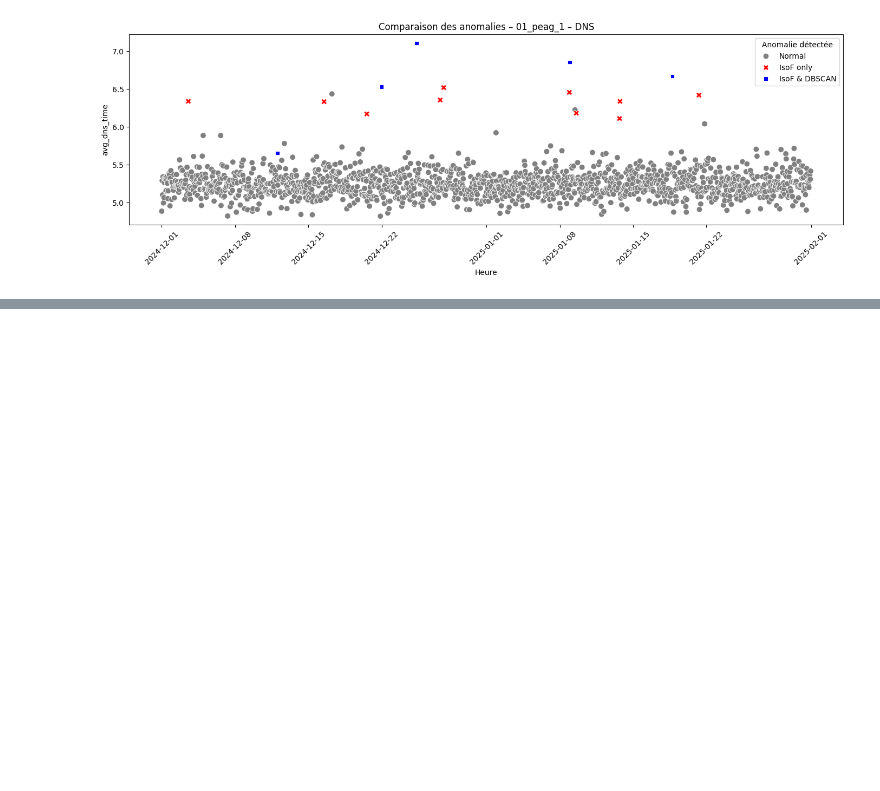
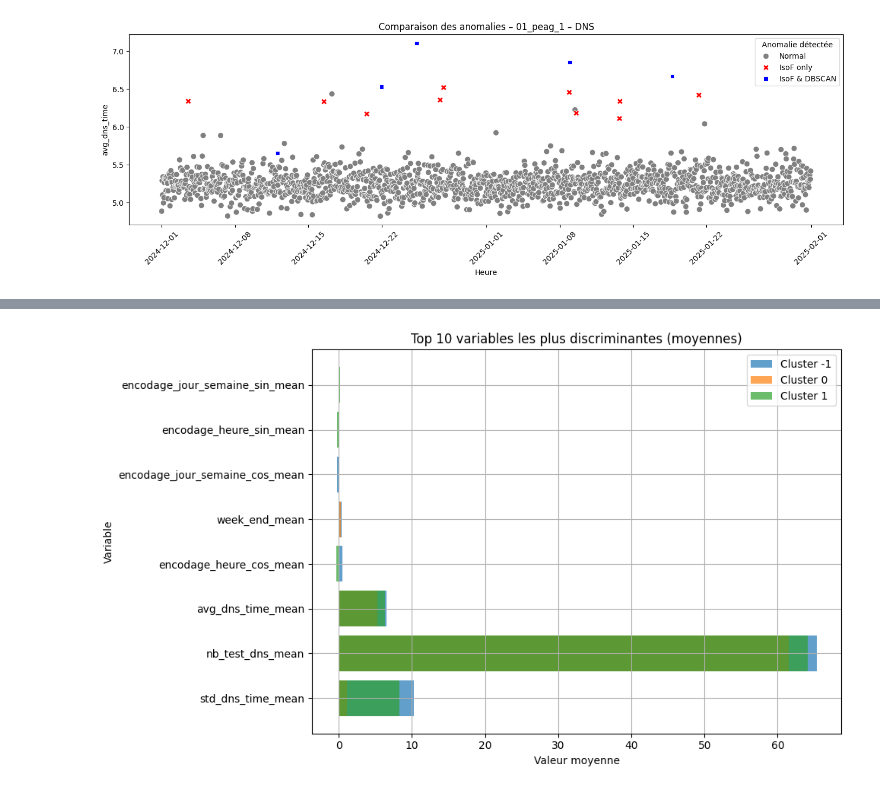
Before and after one commit to lucasvazelle/nexialog_challlenge, a Jupyter notebook: etape4_IsolationForest_PEAG.ipynb, the cells around one changed output, grey strips where cells are left out. Saved outputs shown, nothing was run; the diff lists cells and outputs as text; code cells hidden in the pictures; blank space fills up the shorter version.

```diff
--- a/etape4_IsolationForest_PEAG.ipynb
+++ b/etape4_IsolationForest_PEAG.ipynb
@@ -714,0 +912,11 @@ Données insuffisantes pour ce PEAG.
+# %%
+# Étape 1 : Appliquer la détection
+df_peag = data_agrege_S3[data_agrege_S3['peag_nro'] == peag_test]
+print(df_peag.columns)
+df_result = detect_anomalies_dbscan(df=df_peag, test_type="dns")
+
+# Étape 2 : Analyser les contributions
+stats_features = analyze_feature_contributions_dbscan(df_result, test_type="dns")
+
+# Affichage des 10 features les plus différentes entre anomalies et normales
+stats_features.head(10)
@@ -714,0 +946,33 @@ Données insuffisantes pour ce PEAG.
+# %%
+import matplotlib.pyplot as plt
+
+# Filtrer uniquement les lignes contenant les moyennes
+mean_only = stats_features[stats_features.index.str.endswith("_mean")].copy()
+
+# Extraire les valeurs des anomalies (cluster -1)
+cluster_anomaly = mean_only[[col for col in mean_only.columns if col == -1]]
+
+# Calculer la moyenne des clusters normaux (excluant -1)
+cluster_normal = mean_only[[col for col in mean_only.columns if col != -1]].mean(axis=1)
+
+# Calculer la différence absolue entre anomalie et normal
+diff = (mean_only[-1] - cluster_normal).abs().sort_values(ascending=False)
+
+# Sélectionner les 10 variables les plus discriminantes
+top_features = diff.head(10).index
+
+# Créer un graphique en barres
+plt.figure(figsize=(10, 6))
+for col in [-1, 0, 1]:
+    if col in stats_features.columns:
+        plt.barh(top_features, stats_features.loc[top_features, col], alpha=0.7, label=f'Cluster {col}')
+
+plt.title("Top 10 variables les plus discriminantes (moyennes)")
+plt.xlabel("Valeur moyenne")
+plt.ylabel("Variable")
+plt.legend()
+plt.grid()
+plt.tight_layout()
+plt.show()
+# %% [output]
+[figure, added]
```
Also changed, not shown: parts of 26 cells of this notebook.
